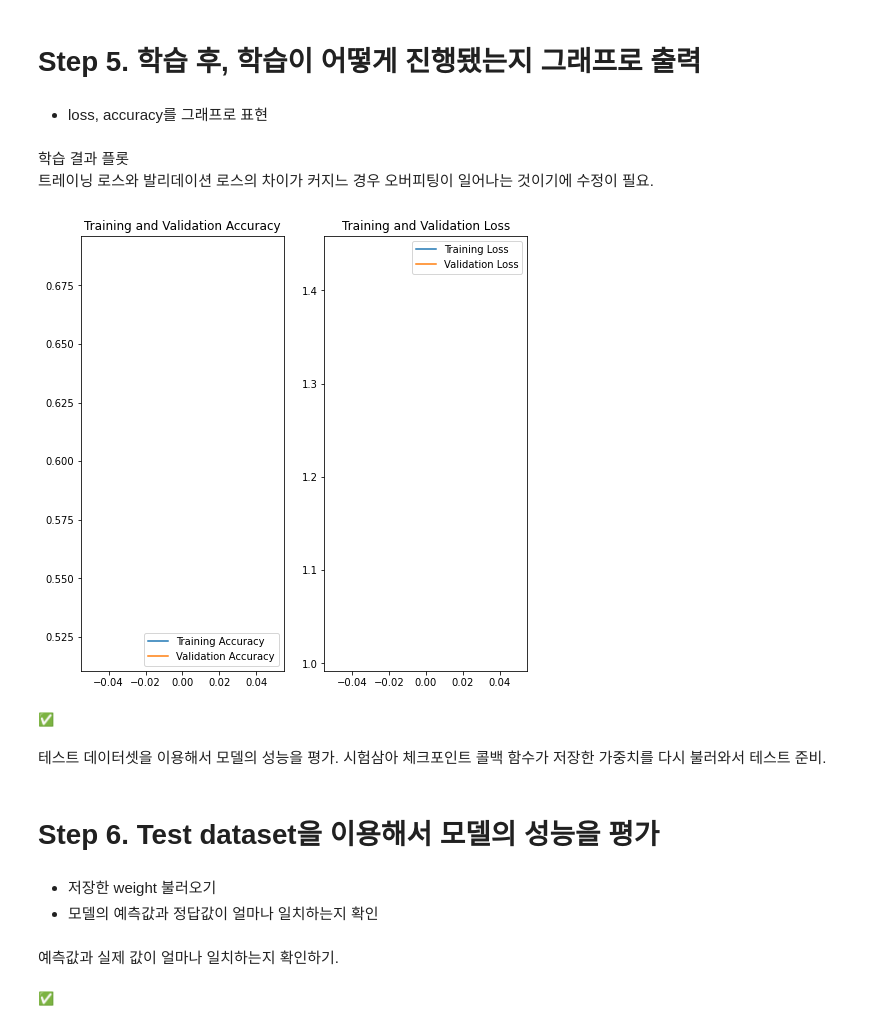
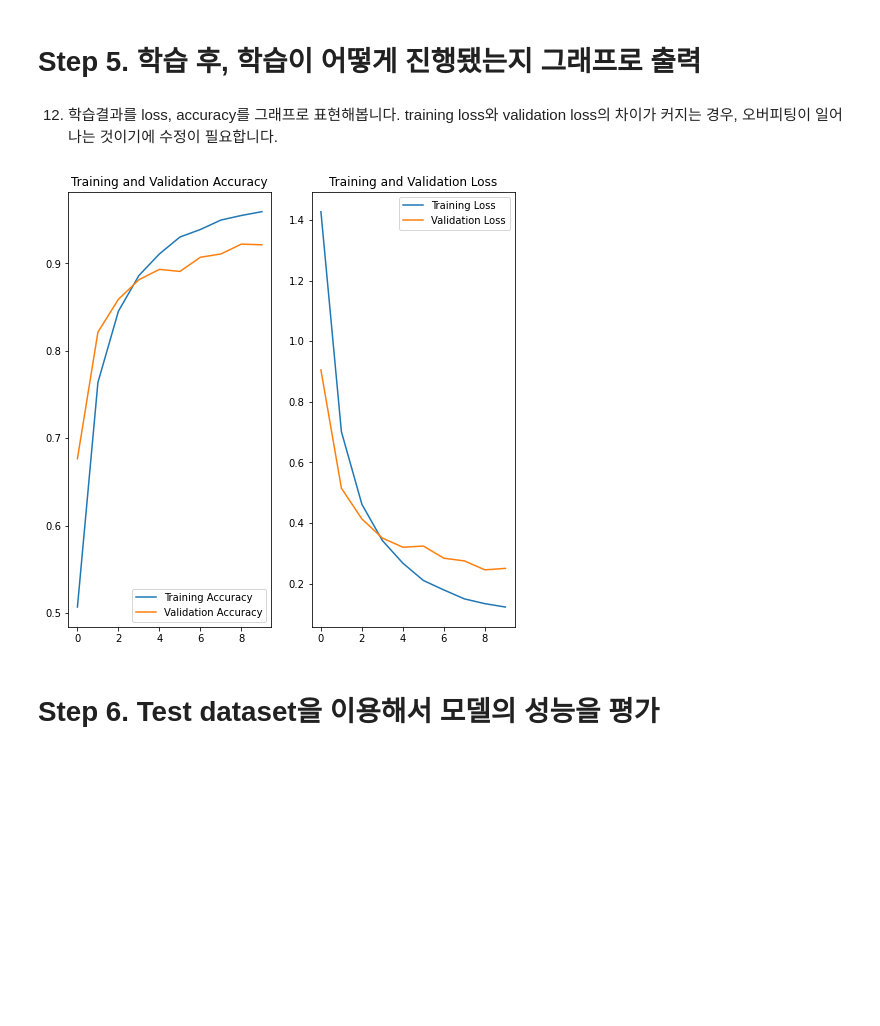
Before and after one commit to Jeongeun-Kwak/E, a Jupyter notebook: (E5) Spectrogram Classification Model Making.ipynb, the cells around one changed output. Cells and saved outputs as stored; diff of their text form; code cells hidden in the pictures; blank space fills up the shorter version.

```diff
--- a/(E5) Spectrogram Classification Model Making.ipynb
+++ b/(E5) Spectrogram Classification Model Making.ipynb
@@ -119,0 +137,12 @@ test labels :  (5062,)
+# %%
+test_spec_2=[]
+for wav in test_wav_2:
+    stft = wav2spec(wav)
+    test_spec_2.append(stft)
+test_spec_2 = np.array(test_spec_2)
+test_spec_2.shape
+
+print("Waveform shape : ", test_wav_2.shape)
+print("Spectrogram shape : ",test_spec_2.shape)
+
+del test_wav_2
@@ -182,7 +208,7 @@ print("✅")
 # %%
 from tensorflow.keras import layers
 
-input_tensor = layers.Input(shape=(sr, 1))
+input_tensor = layers.Input(shape=(130, 126))
 
 x = layers.Conv1D(32, 9, padding='same', activation='relu')(input_tensor)
 x = layers.Conv1D(32, 9, padding='same', activation='relu')(x)
@@ -210,7 +236,7 @@ x = layers.Activation('relu')(x)
 
 output_tensor = layers.Dense(12)(x)
 
-model_wav = tf.keras.Model(input_tensor, output_tensor)
+model_spec_2 = tf.keras.Model(input_tensor, output_tensor)
 
-model_wav.summary()
+model_spec_2.summary()
 # %% [output]
@@ -236,6 +262,5 @@ _________________________________________________________________
 # %%
 optimizer=tf.keras.optimizers.Adam(1e-4)
-model_wav.compile(loss=tf.keras.losses.CategoricalCrossentropy(from_logits=True),
+model_spec_2.compile(loss=tf.keras.losses.CategoricalCrossentropy(from_logits=True),
              optimizer=optimizer,
              metrics=['accuracy'])
-print("✅")
@@ -258,11 +278,10 @@ print("✅")
 # %%
 # 배치 사이즈 32, 최대 에포크 10
-#30분 내외 소요 (메모리 사용량에 주의해 주세요.)
-history_wav = model_wav.fit(train_dataset, epochs=1, # max_epochs
-                    steps_per_epoch=len(train_wav) // batch_size,
-                    validation_data=test_dataset,
-                    validation_steps=len(test_wav) // batch_size,
+#30분 내외 소요 (메모리 사용량에 주의)
+history_spec_2 = model_spec_2.fit(train_dataset_2, epochs=max_epochs, # max_epochs
+                    steps_per_epoch=len(train_spec_2) // batch_size,
+                    validation_data=test_dataset_2,
+                    validation_steps=len(test_spec_2) // batch_size,
                     callbacks=[cp_callback]
                     )
-print("✅")
 # %% [output]
@@ -272,50 +305,32 @@ Epoch 00001: val_loss improved from inf to 1.01336, saving model to /home/aiffel
 # %% [markdown]
 # Step 5. 학습 후, 학습이 어떻게 진행됐는지 그래프로 출력
-# %% [markdown]
-- loss, accuracy를 그래프로 표현
-# %% [markdown]
-학습 결과 플롯
-트레이닝 로스와 발리데이션 로스의 차이가 커지느 경우 오버피팅이 일어나는 것이기에 수정이 필요.
+# %% [markdown]
+12. 학습결과를 loss, accuracy를 그래프로 표현해봅니다. training loss와 validation loss의 차이가 커지는 경우, 오버피팅이 일어나는 것이기에 수정이 필요합니다.
 # %%
 import matplotlib.pyplot as plt
 
-acc = history_wav.history['accuracy']
-val_acc = history_wav.history['val_accuracy']
+acc = history_spec_2.history['accuracy']
+val_acc = history_spec_2.history['val_accuracy']
 
-loss=history_wav.history['loss']
-val_loss=history_wav.history['val_loss']
+loss=history_spec_2.history['loss']
+val_loss=history_spec_2.history['val_loss']
 
 epochs_range = range(len(acc))
 
 plt.figure(figsize=(8, 8))
 plt.subplot(1, 2, 1)
 plt.plot(epochs_range, acc, label='Training Accuracy')
 plt.plot(epochs_range, val_acc, label='Validation Accuracy')
 plt.legend(loc='lower right')
 plt.title('Training and Validation Accuracy')
 
 plt.subplot(1, 2, 2)
 plt.plot(epochs_range, loss, label='Training Loss')
 plt.plot(epochs_range, val_loss, label='Validation Loss')
 plt.legend(loc='upper right')
 plt.title('Training and Validation Loss')
 plt.show()
-print("✅")
 # %% [output]
-[figure, old version]
+[figure, new version]
-✅
-# %% [markdown]
-테스트 데이터셋을 이용해서 모델의 성능을 평가.
-시험삼아 체크포인트 콜백 함수가 저장한 가중치를 다시 불러와서 테스트 준비.
 # %% [markdown]
 # Step 6. Test dataset을 이용해서 모델의 성능을 평가
-# %% [markdown]
-- 저장한 weight 불러오기
-- 모델의 예측값과 정답값이 얼마나 일치하는지 확인
-# %% [markdown]
-예측값과 실제 값이 얼마나 일치하는지 확인하기.
-# %%
-model_wav.load_weights(checkpoint_dir)
-print("✅")
-# %% [output]
-✅
```
Also changed, not shown: parts of 106 cells of this notebook, 1 other file.
